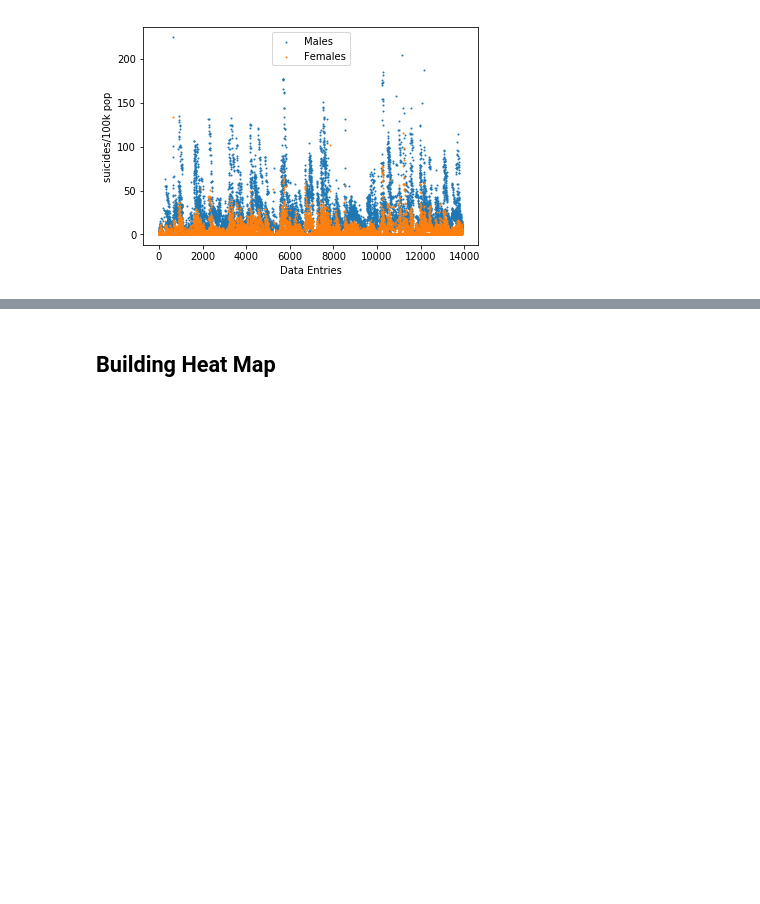
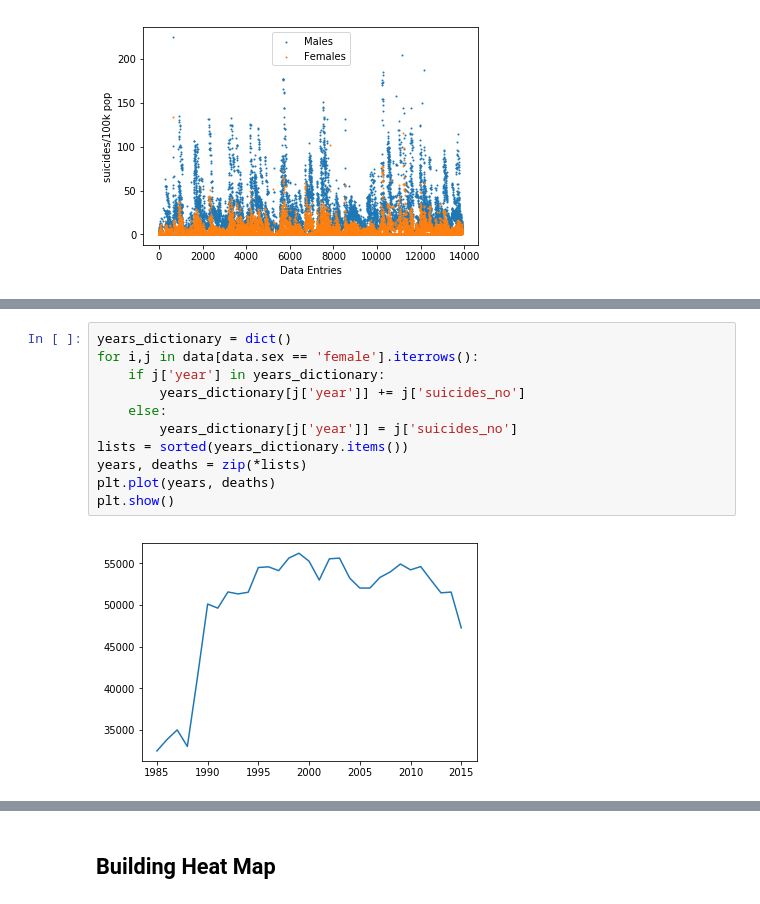
Before and after one commit to jbhesania/COGS108_26, a Jupyter notebook: DataExploration.ipynb, the cells around one changed output, grey strips where cells are left out. Drawn from its saved outputs; the diff is of its cells as text; blank space fills up the shorter version.

```diff
--- a/DataExploration.ipynb
+++ b/DataExploration.ipynb
@@ -133,0 +156,13 @@ plt.show()
+# %%
+years_dictionary = dict()
+for i,j in data[data.sex == 'female'].iterrows():
+    if j['year'] in years_dictionary:
+        years_dictionary[j['year']] += j['suicides_no']
+    else:
+        years_dictionary[j['year']] = j['suicides_no']
+lists = sorted(years_dictionary.items())
+years, deaths = zip(*lists)
+plt.plot(years, deaths)
+plt.show()
+# %% [output]
+[figure, added]
```
Also changed, not shown: parts of 11 cells of this notebook.
